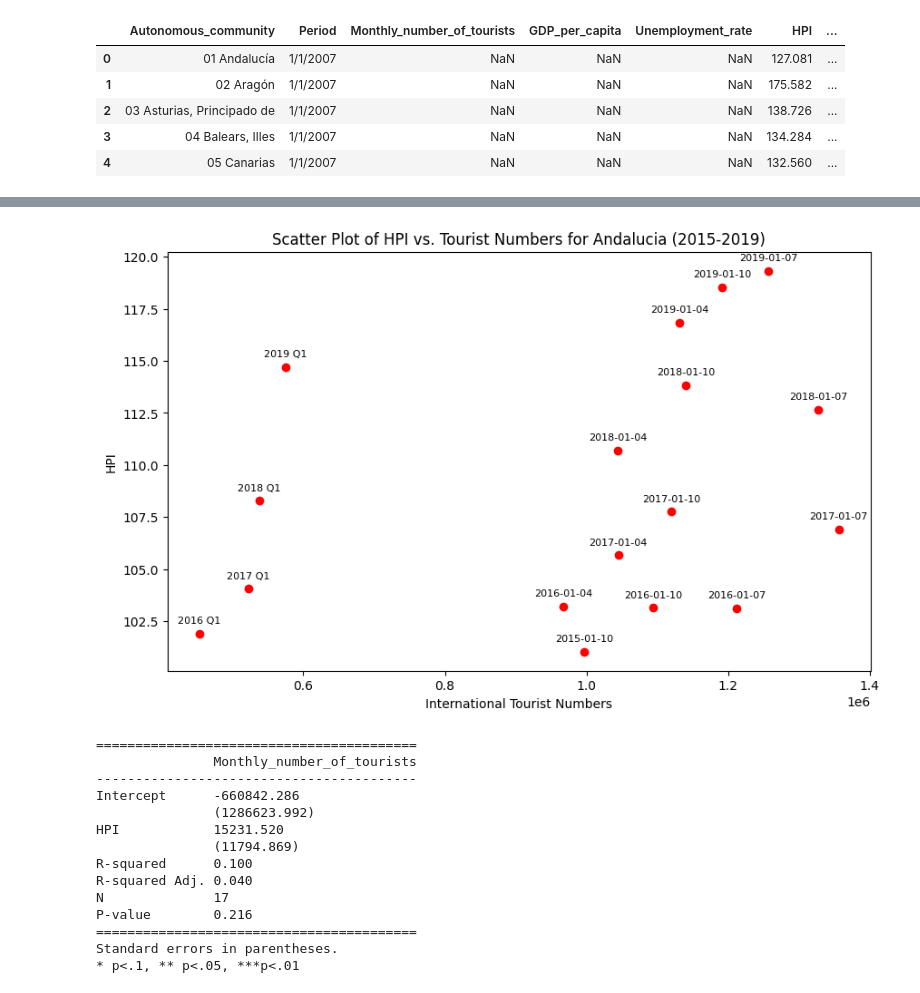
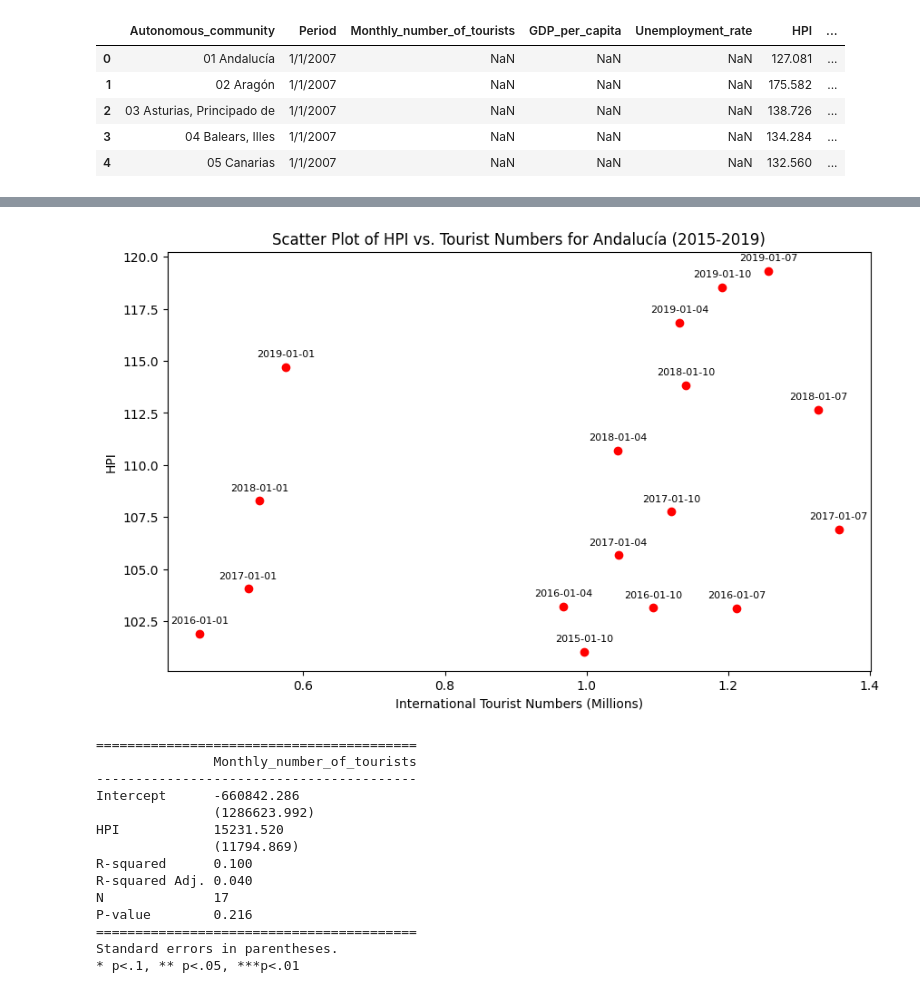
Before and after one commit to haruhiysd/QM-Group-Project, a Jupyter notebook: scatter_plots.ipynb, the cells around one changed output, grey strips where cells are left out. Saved outputs shown, nothing was run; the diff lists cells and outputs as text; code cells hidden in the pictures.

```diff
--- a/scatter_plots.ipynb
+++ b/scatter_plots.ipynb
@@ -20,7 +20,7 @@ df.head()
 # %%
 df['Period'] = pd.to_datetime(df['Period'])
 # %%
-df['Monthly_number_of_tourists(millions)'] = df['Monthly_number_of_tourists'] / 1000000
+df['Monthly_number_of_tourists_millions'] = df['Monthly_number_of_tourists'] / 1000000
 df['Total_mixed_waste(millions)'] = df['Total_mixed_waste'] / 1000000
 # %%
 df = df[df['Period'] >= '2015-01-01'].reset_index(drop=True)
@@ -79,16 +79,16 @@ fig, ax = plt.subplots()  # Create a figure and axes object
 
 for i, community in enumerate(unique_communities):
     community_data = df_quarterly_no_covid[df_quarterly_no_covid['Autonomous_community'] == community]
-    ax.scatter(community_data['Monthly_number_of_tourists'], community_data['HPI'],
+    ax.scatter(community_data['Monthly_number_of_tourists_millions'], community_data['HPI'],
                color=colors(i), label=community)
 
     # Label points with year
     for _, row in community_data.iterrows():
-        ax.text(row['Monthly_number_of_tourists'], row['HPI'], row['Period'].year,
+        ax.text(row['Monthly_number_of_tourists_millions'], row['HPI'], row['Period'].year,
                 fontsize=8, ha='center', va='center')
 
 ax.set_xlabel('HPI')
-ax.set_ylabel('International Tourist Numbers')
+ax.set_ylabel('International Tourist Numbers (Millions)')
 ax.set_title('Scatter Plot of National HPI vs. Tourist Numbers by Autonomous Community (2015-2019)')
 
 # Add a legend
@@ -109,16 +109,16 @@ fig, ax = plt.subplots()  # Create a figure and axes object
 
 for i, community in enumerate(unique_communities):
     community_data = df_quarterly_no_covid[df_quarterly_no_covid['Autonomous_community'] == community]
-    ax.scatter(community_data['Monthly_number_of_tourists'], community_data['HPI'],
+    ax.scatter(community_data['Monthly_number_of_tourists_millions'], community_data['HPI'],
                color=colors(i), label=community)
 
     # Label points with year
     for _, row in community_data.iterrows():
-        ax.text(row['Monthly_number_of_tourists'], row['HPI'], row['Period'].year,
+        ax.text(row['Monthly_number_of_tourists_millions'], row['HPI'], row['Period'].year,
                 fontsize=8, ha='center', va='center')
 
 ax.set_xlabel('HPI')
-ax.set_ylabel('International Tourist Numbers')
+ax.set_ylabel('International Tourist Numbers (Millions)')
 ax.set_title('Scatter Plot of National HPI vs. Tourist Numbers by Autonomous Community (2015-2019)')
 
 # Add a legend
@@ -142,7 +142,7 @@ plt.show()
 from statsmodels.formula.api import ols
 from statsmodels.iolib.summary2 import summary_col
 
-def analyze_community_variable(community, variable, df_quarterly_no_covid):
+def analyze_community_variable(community, variable, df_quarterly_no_covid, colour, title):
   offset = 0.4  # Experiment with different values to adjust the vertical spacing
 
   # Filter data for autonomous community
@@ -150,7 +150,7 @@ def analyze_community_variable(community, variable, df_quarterly_no_covid):
 
   # Create scatter plot
   plt.figure(figsize=(10, 6))  # Adjust figure size if needed
-  plt.scatter(community_data['Monthly_number_of_tourists'], community_data['HPI'], color='red')
+  plt.scatter(community_data['Monthly_number_of_tourists_millions'], community_data['HPI'], color=f"{colour}")
 
   # Label points with year and quarter
   for _, row in community_data.iterrows():
@@ -158,15 +158,7 @@ def analyze_community_variable(community, variable, df_quarterly_no_covid):
     # quarter = row['Period'].quarter  # Get quarter (1, 2, 3, or 4)
     # label = f"{year} Q{quarter}"  # Create label string
     label = row['Period'].strftime('%Y-%m-%d')  # Format without time
-    if row['Period'].strftime('%m') == "01":
-      label = label.replace("-01-01", " Q1")
-    if row['Period'].strftime('%m') == "04":
-      label = label.replace("-01-04", " Q2")
-    if row['Period'].strftime('%m') == "07":
-      label = label.replace("-01-07", " Q3")
-    if row['Period'].strftime('%m') == "10":
-      label = label.replace("-01-10", " Q4")
-    plt.text(row['Monthly_number_of_tourists'], row['HPI'] + offset, label, fontsize=8, ha='center', va='bottom')
+    plt.text(row['Monthly_number_of_tourists_millions'], row['HPI'] + offset, label, fontsize=8, ha='center', va='bottom')
 
 # for _, row in community_data.iterrows():
 #         year = row['Period'].strftime("%Y")
@@ -175,9 +167,9 @@ def analyze_community_variable(community, variable, df_quarterly_no_covid):
 #         plt.text(row['Monthly_number_of_tourists'], row[variable] + offset, label, fontsize=8, ha='center', va='bottom')
 
   # Set labels and title
-  plt.xlabel('International Tourist Numbers')
+  plt.xlabel('International Tourist Numbers (Millions)')
   plt.ylabel(f'{variable}')
-  plt.title('Scatter Plot of HPI vs. Tourist Numbers for Andalucia (2015-2019)')
+  plt.title(f'Scatter Plot of HPI vs. Tourist Numbers for {title} (2015-2019)')
 
   # plt.xlim(min(andalucia_data['Monthly_number_of_tourists']), max(andalucia_data['Monthly_number_of_tourists']))
   # plt.ylim(min(andalucia_data['HPI']), max(andalucia_data['HPI']))
@@ -200,9 +192,9 @@ def analyze_community_variable(community, variable, df_quarterly_no_covid):
 
   print(table)
 # %%
-analyze_community_variable('01 Andalucía', 'HPI', df_quarterly_no_covid)  # Replace with your desired community and variable
+analyze_community_variable('01 Andalucía', 'HPI', df_quarterly_no_covid, colour = "red", title = "Andalucía")  # Replace with your desired community and variable
 # %% [output]
-[figure, old version]
+[figure, new version]
 =========================================
                Monthly_number_of_tourists
 -----------------------------------------
```
Also changed, not shown: parts of 11 cells of this notebook.
